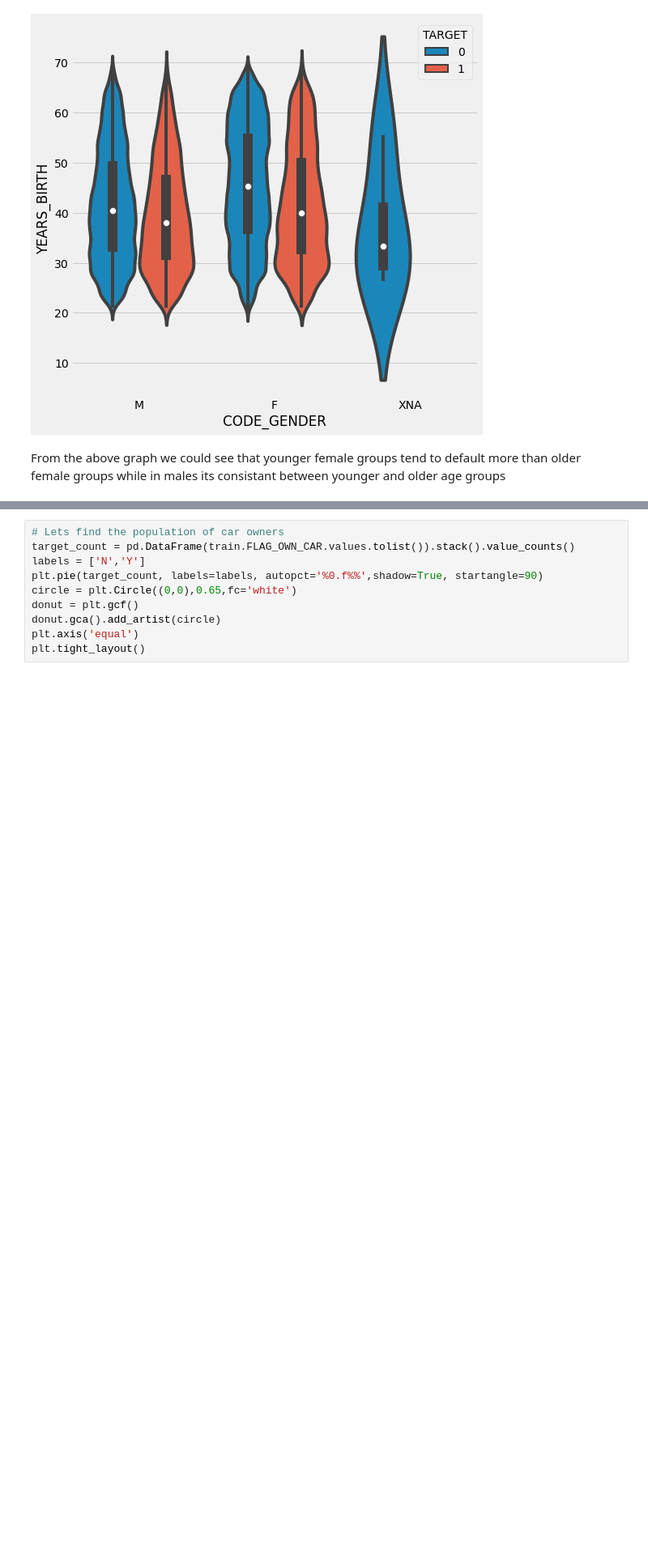
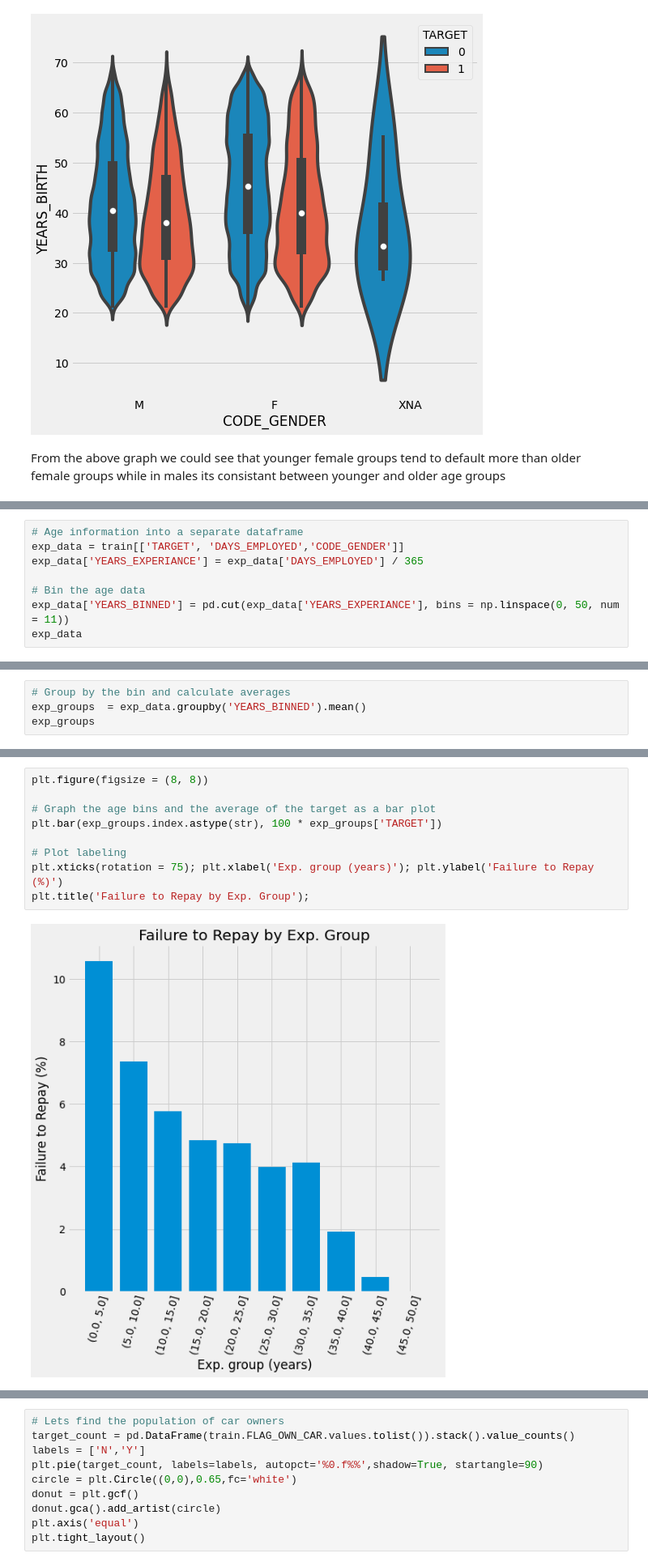
Before and after one commit to HebaAladdin/Kaggle-home-credit-risk, a Jupyter notebook: EDA/Exploratory Data Analysis.ipynb, the cells around one changed output, grey strips where cells are left out. Shown at 81% size. Saved outputs shown, nothing was run; the diff lists cells and outputs as text; blank space fills up the shorter version.

```diff
--- a/EDA/Exploratory Data Analysis.ipynb
+++ b/EDA/Exploratory Data Analysis.ipynb
@@ -400,0 +444,8 @@ From the above graph we could see that younger female groups tend to default mor
+# %%
+# Age information into a separate dataframe
+exp_data = train[['TARGET', 'DAYS_EMPLOYED','CODE_GENDER']]
+exp_data['YEARS_EXPERIANCE'] = exp_data['DAYS_EMPLOYED'] / 365
+
+# Bin the age data
+exp_data['YEARS_BINNED'] = pd.cut(exp_data['YEARS_EXPERIANCE'], bins = np.linspace(0, 50, num = 11))
+exp_data
@@ -400,0 +466,4 @@ From the above graph we could see that younger female groups tend to default mor
+# %%
+# Group by the bin and calculate averages
+exp_groups  = exp_data.groupby('YEARS_BINNED').mean()
+exp_groups
@@ -400,0 +483,11 @@ From the above graph we could see that younger female groups tend to default mor
+# %%
+plt.figure(figsize = (8, 8))
+
+# Graph the age bins and the average of the target as a bar plot
+plt.bar(exp_groups.index.astype(str), 100 * exp_groups['TARGET'])
+
+# Plot labeling
+plt.xticks(rotation = 75); plt.xlabel('Exp. group (years)'); plt.ylabel('Failure to Repay (%)')
+plt.title('Failure to Repay by Exp. Group');
+# %% [output]
+[figure, added]
```
Also changed, not shown: parts of 18 cells of this notebook, 1 other file.
